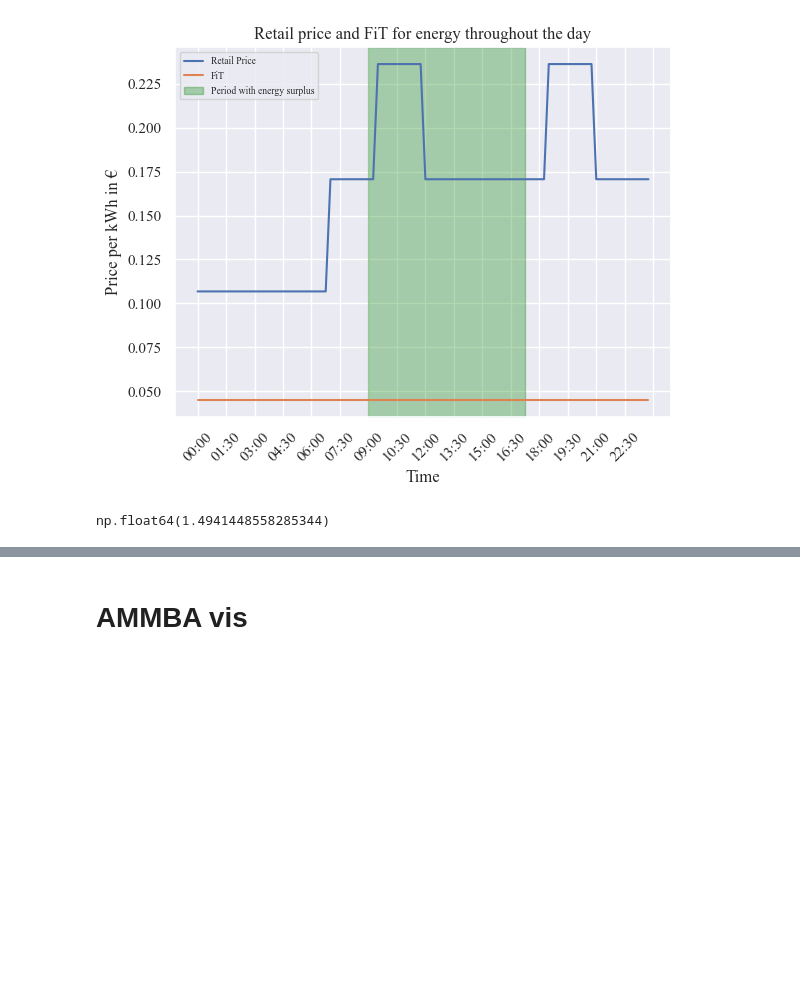
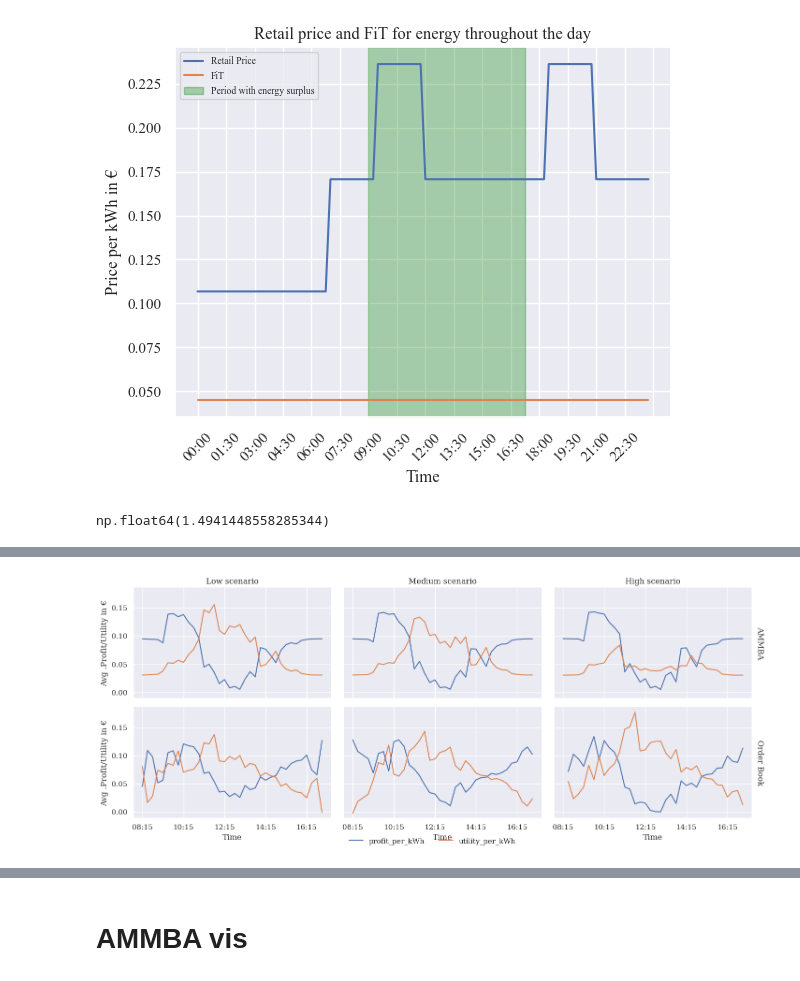
Before and after one commit to mkrahl/TruffleWorkspace, a Jupyter notebook: vis.ipynb, the cells around one changed output, grey strips where cells are left out. Saved outputs shown, nothing was run; the diff lists cells and outputs as text; code cells hidden in the pictures; blank space fills up the shorter version.

```diff
--- a/vis.ipynb
+++ b/vis.ipynb
@@ -137,0 +274,52 @@ np.float64(1.4941448558285344)
+# %%
+# calculate profit and demand
+def calculate_profit_utiltiy(data):
+    out = data.copy()
+    out["k_upper"]=out.groupby("time")["buy_price"].transform("mean")
+    out["k_lower"]=out.groupby("time")["sell_price"].transform("mean")
+    sellers = out["surplus"]>0
+    buyers = out["demand"]>0
+    out.loc[sellers,"sold_energy"] = out[sellers]["energy_in"] - out[sellers]["energy_out"]
+    out.loc[sellers,"profit"] = out[sellers].apply(lambda x: ((x["price"]-x["k_lower"])*x["sold_energy"]),axis=1)
+    out.loc[buyers,"utility"] = out[buyers].apply(lambda x: ((x["k_upper"] - x["price"])*min(x["demand"],x["energy_out"]) - max(0,x["energy_out"]-x["demand"])*(x["price"] - x["k_lower"])),axis=1)
+    out.loc[sellers,"profit_per_energy"] = out[sellers].apply(lambda x: (x["profit"]/x["energy_in"] if x["energy_in"]>0 else None),axis=1)
+    out.loc[buyers,"utility_per_energy"] = out[buyers].apply(lambda x: (x["utility"]/x["energy_out"] if x["energy_out"]>0.0000000001 else None),axis=1)
+    return out
+
+data30 = calculate_profit_utiltiy(data30)
+data30["scenario"]="Low"
+data30["method"]="AMMBA"
+data50 = calculate_profit_utiltiy(data50)
+data50["scenario"]="Medium"
+data50["method"]="AMMBA"
+data70 = calculate_profit_utiltiy(data70)
+data70["scenario"]="High"
+data70["method"]="AMMBA"
+data30_OMB = calculate_profit_utiltiy(data30_OMB)
+data30_OMB["scenario"]="Low"
+data30_OMB["method"]="Order Book"
+data50_OMB = calculate_profit_utiltiy(data50_OMB)
+data50_OMB["scenario"]="Medium"
+data50_OMB["method"]="Order Book"
+data70_OMB = calculate_profit_utiltiy(data70_OMB)
+data70_OMB["scenario"]="High"
+data70_OMB["method"]="Order Book"
+
+data_long = pd.concat([data30,data50,data70,data30_OMB,data50_OMB,data70_OMB],ignore_index=True).groupby(["time","scenario","method"]).agg({"profit":"sum","utility":"sum","sold_energy":"sum","surplus":"sum","demand":"sum"}).reset_index()
+data_long["utility_per_kWh"]=data_long["utility"]/data_long["sold_energy"]
+data_long["profit_per_kWh"]=data_long["profit"]/data_long["sold_energy"]
+data_long["max_self_cons"]=data_long.apply(lambda x: min(x["demand"],x["surplus"]),axis=1)
+mlt1 = data_long.melt(id_vars=["time","scenario","method"],value_vars=["profit_per_kWh","utility_per_kWh"],var_name="metric",value_name="value")
+
+g = sns.FacetGrid(mlt1, col="scenario",row="method", margin_titles=True,col_order=["Low","Medium","High"],row_order=["AMMBA","Order Book"],height=3,aspect=1.2)
+g.set_titles(col_template="{col_name} scenario", row_template="{row_name}")
+g.map_dataframe(sns.lineplot, x="time", y="value",hue="metric",estimator="mean")
+g.add_legend(loc="lower center",ncols=2)
+ax = plt.gca()
+ax.set_xticks(np.arange(0, len(prices_high), 8))
+g.set_axis_labels("Time","Avg .Profit/Utility in €")
+
+plt.tight_layout()
+plt.show()
+# %% [output]
+[figure, added]
```
Also changed, not shown: parts of 13 cells of this notebook, 24 other files.
